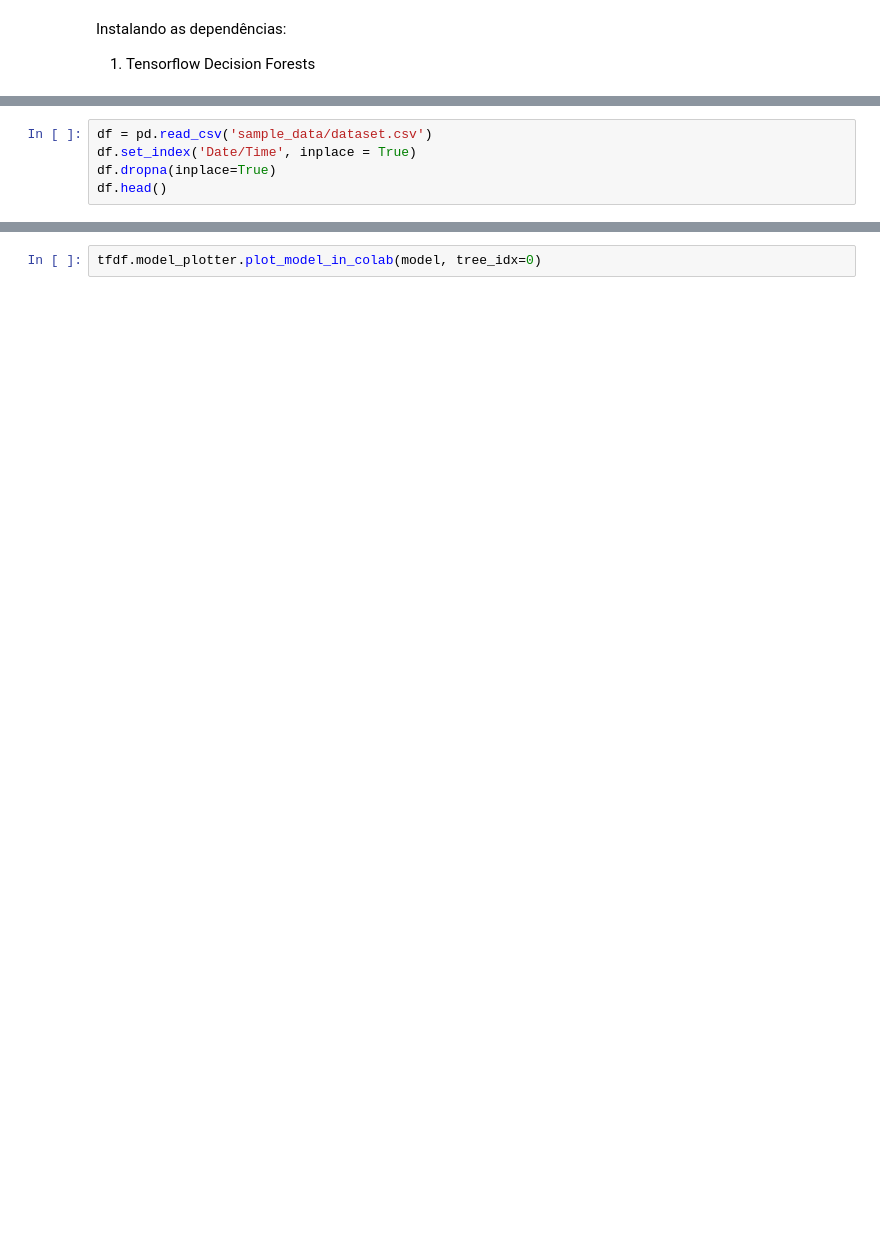
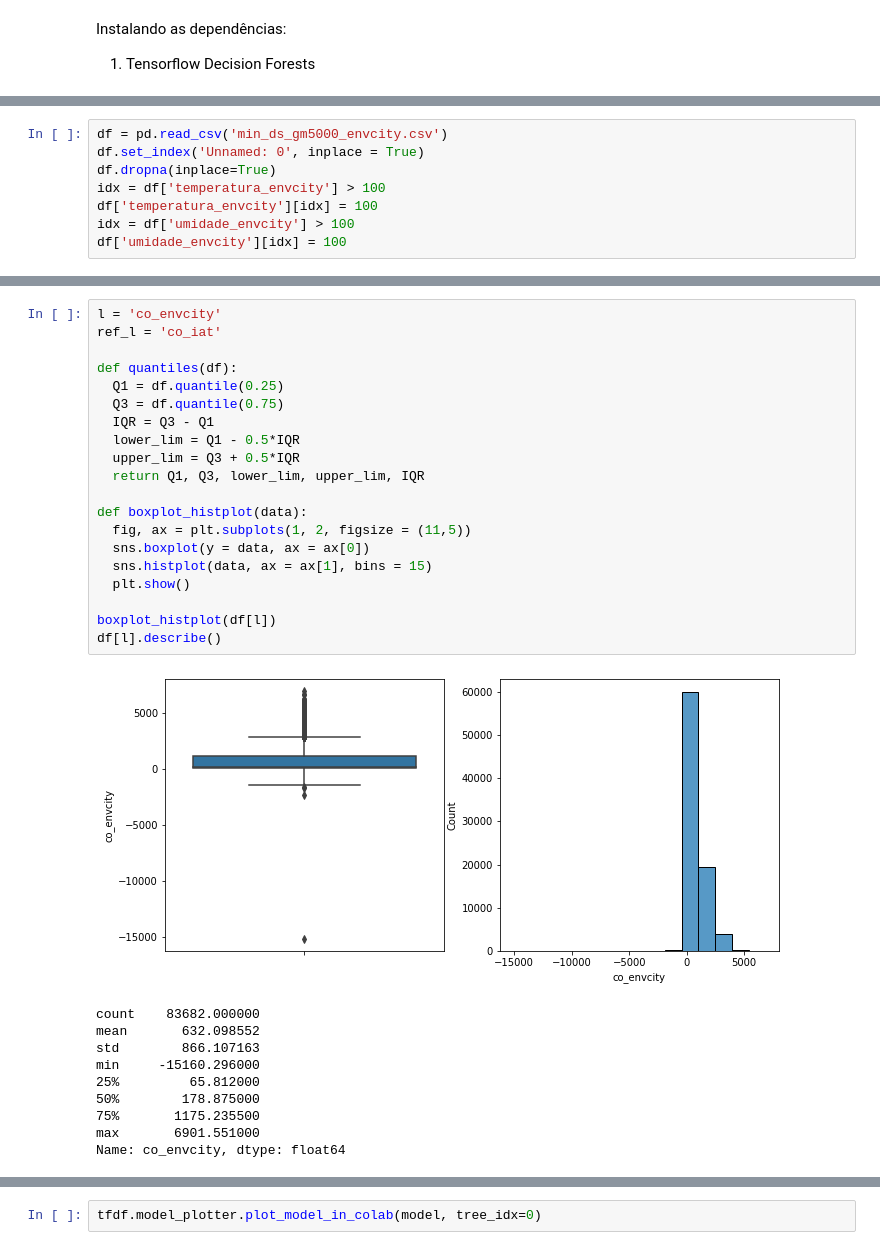
Before and after one commit to MateusMaruzka/lowcostsensors_calib, a Jupyter notebook: calib_lowcostsensors_tensorflow.ipynb, the cells around one changed output, grey strips where cells are left out. Drawn from its saved outputs; the diff is of its cells as text; blank space fills up the shorter version.

```diff
--- a/calib_lowcostsensors_tensorflow.ipynb
+++ b/calib_lowcostsensors_tensorflow.ipynb
@@ -37,5 +69,8 @@ from sklearn.model_selection import train_test_split, GridSearchCV, \
 # %%
-df = pd.read_csv('sample_data/dataset.csv')
-df.set_index('Date/Time', inplace = True)
+df = pd.read_csv('min_ds_gm5000_envcity.csv')
+df.set_index('Unnamed: 0', inplace = True)
 df.dropna(inplace=True)
-df.head()
+idx = df['temperatura_envcity'] > 100
+df['temperatura_envcity'][idx] = 100
+idx = df['umidade_envcity'] > 100
+df['umidade_envcity'][idx] = 100
@@ -91,0 +83,31 @@ Date/Time
+# %%
+l = 'co_envcity'
+ref_l = 'co_iat'
+
+def quantiles(df):
+  Q1 = df.quantile(0.25)
+  Q3 = df.quantile(0.75)
+  IQR = Q3 - Q1
+  lower_lim = Q1 - 0.5*IQR
+  upper_lim = Q3 + 0.5*IQR
+  return Q1, Q3, lower_lim, upper_lim, IQR
+
+def boxplot_histplot(data):
+  fig, ax = plt.subplots(1, 2, figsize = (11,5))
+  sns.boxplot(y = data, ax = ax[0])
+  sns.histplot(data, ax = ax[1], bins = 15)
+  plt.show()
+
+boxplot_histplot(df[l])
+df[l].describe()
+# %% [output]
+[figure, added]
+count    83682.000000
+mean       632.098552
+std        866.107163
+min     -15160.296000
+25%         65.812000
+50%        178.875000
+75%       1175.235500
+max       6901.551000
+Name: co_envcity, dtype: float64
```
Also changed, not shown: parts of 25 cells of this notebook.
